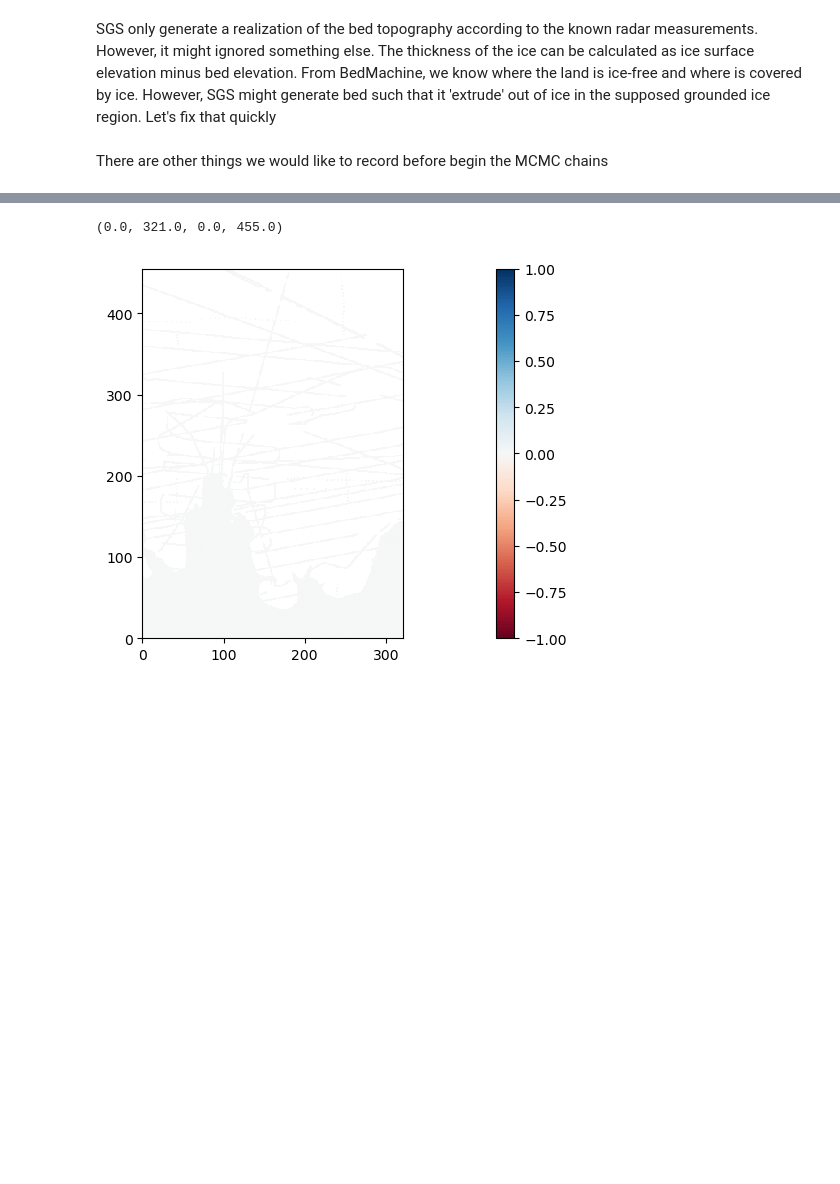
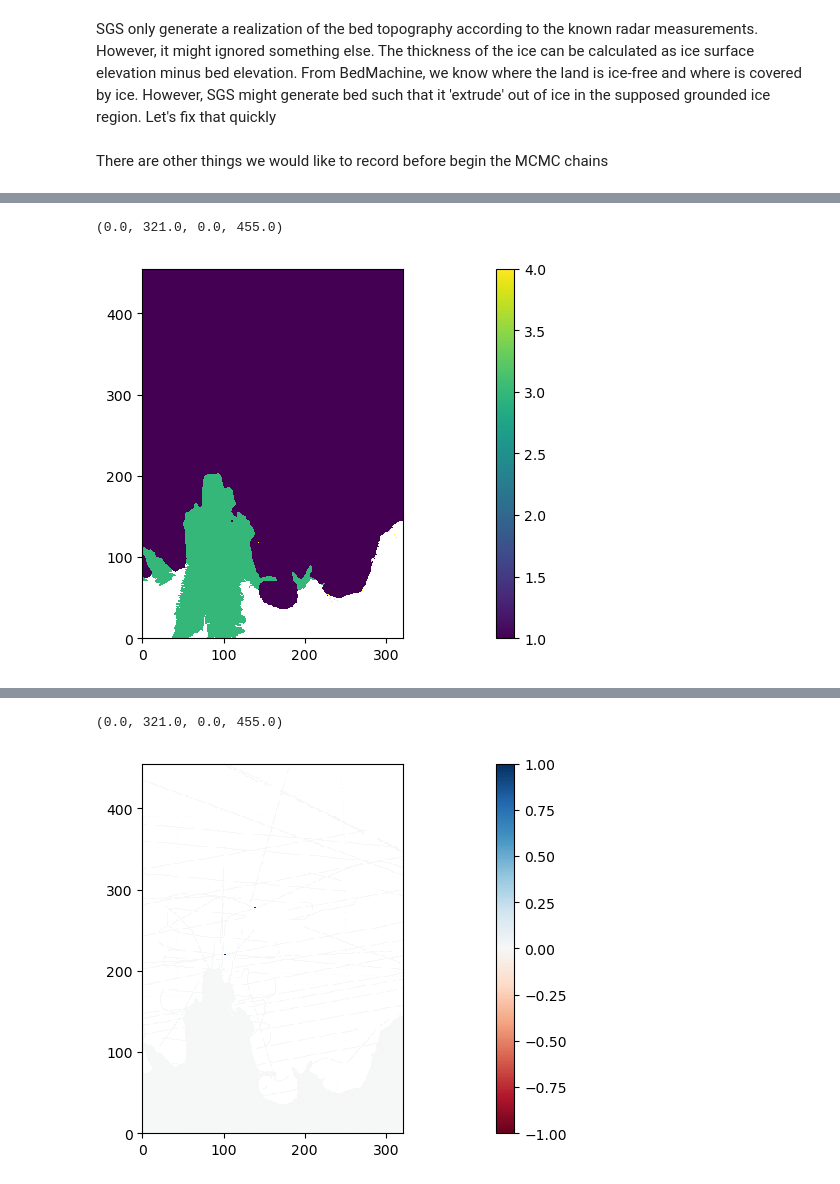
Before and after one commit to bansarima-oss/Geophysical-Exploration-of-the-Cryosphere, a Jupyter notebook: code/T2_StatisticalAnalysis.ipynb, the cells around one changed output, grey strips where cells are left out. Cells and saved outputs as stored; diff of their text form; code cells hidden in the pictures; blank space fills up the shorter version.

```diff
--- a/code/T2_StatisticalAnalysis.ipynb
+++ b/code/T2_StatisticalAnalysis.ipynb
@@ -156,0 +179,7 @@ plt.axis('scaled')
+# %%
+plt.pcolormesh(bedmap_mask)
+plt.colorbar()
+plt.axis('scaled')
+# %% [output]
+(0.0, 321.0, 0.0, 455.0)
+[figure, added]
```
Also changed, not shown: parts of 20 cells of this notebook, 3 other files.
